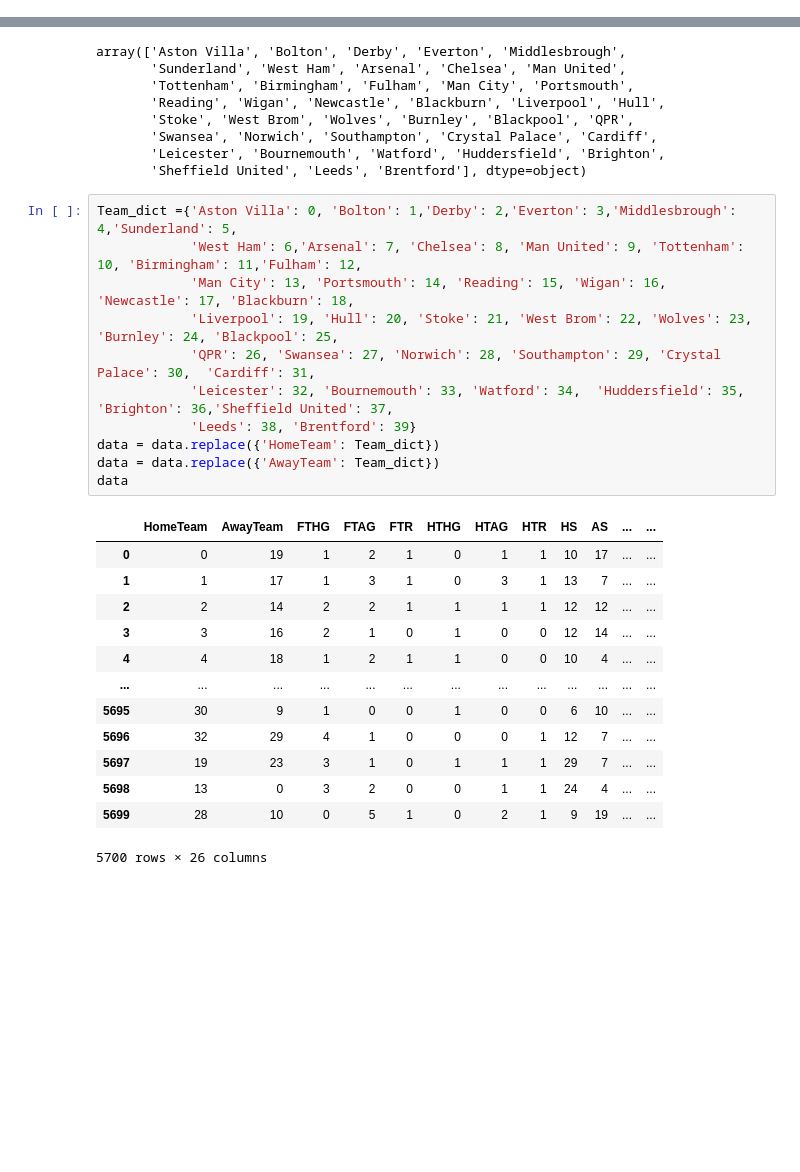
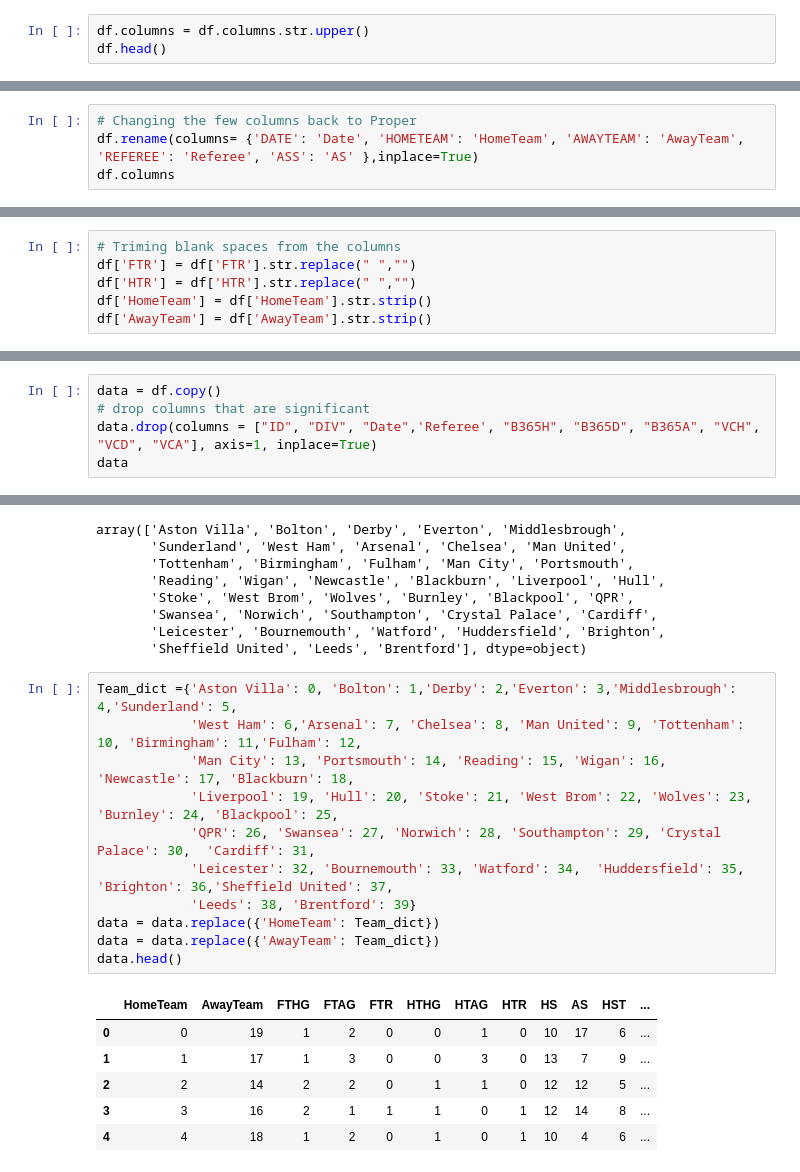
Before and after one commit to mattstreet16/Final-Project, a Jupyter notebook: Danny/Machine_Learning.ipynb, the cells around one changed output, grey strips where cells are left out. Cells and saved outputs as stored; diff of their text form; blank space fills up the shorter version.

```diff
--- a/Danny/Machine_Learning.ipynb
+++ b/Danny/Machine_Learning.ipynb
@@ -97,0 +65,3 @@ array([[<AxesSubplot:xlabel='FTHG', ylabel='FTHG'>,
+# %%
+df.columns = df.columns.str.upper()
+df.head()
@@ -97,0 +76,4 @@ array([[<AxesSubplot:xlabel='FTHG', ylabel='FTHG'>,
+# %%
+# Changing the few columns back to Proper
+df.rename(columns= {'DATE': 'Date', 'HOMETEAM': 'HomeTeam', 'AWAYTEAM': 'AwayTeam', 'REFEREE': 'Referee', 'ASS': 'AS' },inplace=True)
+df.columns
@@ -97,0 +86,6 @@ array([[<AxesSubplot:xlabel='FTHG', ylabel='FTHG'>,
+# %%
+# Triming blank spaces from the columns
+df['FTR'] = df['FTR'].str.replace(" ","")
+df['HTR'] = df['HTR'].str.replace(" ","")
+df['HomeTeam'] = df['HomeTeam'].str.strip()
+df['AwayTeam'] = df['AwayTeam'].str.strip()
@@ -176,0 +178,5 @@ data
+# %%
+data = df.copy()
+# drop columns that are significant
+data.drop(columns = ["ID", "DIV", "Date",'Referee', "B365H", "B365D", "B365A", "VCH", "VCD", "VCA"], axis=1, inplace=True)
+data
@@ -188,28 +208,21 @@ array(['Aston Villa', 'Bolton', 'Derby', 'Everton', 'Middlesbrough',
 # %%
 Team_dict ={'Aston Villa': 0, 'Bolton': 1,'Derby': 2,'Everton': 3,'Middlesbrough': 4,'Sunderland': 5,
             'West Ham': 6,'Arsenal': 7, 'Chelsea': 8, 'Man United': 9, 'Tottenham': 10, 'Birmingham': 11,'Fulham': 12,
             'Man City': 13, 'Portsmouth': 14, 'Reading': 15, 'Wigan': 16, 'Newcastle': 17, 'Blackburn': 18,
             'Liverpool': 19, 'Hull': 20, 'Stoke': 21, 'West Brom': 22, 'Wolves': 23, 'Burnley': 24, 'Blackpool': 25,
             'QPR': 26, 'Swansea': 27, 'Norwich': 28, 'Southampton': 29, 'Crystal Palace': 30,  'Cardiff': 31,
             'Leicester': 32, 'Bournemouth': 33, 'Watford': 34,  'Huddersfield': 35, 'Brighton': 36,'Sheffield United': 37,
             'Leeds': 38, 'Brentford': 39}
 data = data.replace({'HomeTeam': Team_dict})
 data = data.replace({'AwayTeam': Team_dict})
-data
+data.head()
 # %% [output]
-|  | HomeTeam | AwayTeam | FTHG | FTAG | FTR | HTHG | HTAG | HTR | HS | AS | ... | ... |
-| 0 | 0 | 19 | 1 | 2 | 1 | 0 | 1 | 1 | 10 | 17 | ... | ... |
-| 1 | 1 | 17 | 1 | 3 | 1 | 0 | 3 | 1 | 13 | 7 | ... | ... |
-| 2 | 2 | 14 | 2 | 2 | 1 | 1 | 1 | 1 | 12 | 12 | ... | ... |
-| 3 | 3 | 16 | 2 | 1 | 0 | 1 | 0 | 0 | 12 | 14 | ... | ... |
-| 4 | 4 | 18 | 1 | 2 | 1 | 1 | 0 | 0 | 10 | 4 | ... | ... |
-| ... | ... | ... | ... | ... | ... | ... | ... | ... | ... | ... | ... | ... |
-| 5695 | 30 | 9 | 1 | 0 | 0 | 1 | 0 | 0 | 6 | 10 | ... | ... |
-| 5696 | 32 | 29 | 4 | 1 | 0 | 0 | 0 | 1 | 12 | 7 | ... | ... |
-| 5697 | 19 | 23 | 3 | 1 | 0 | 1 | 1 | 1 | 29 | 7 | ... | ... |
-| 5698 | 13 | 0 | 3 | 2 | 0 | 0 | 1 | 1 | 24 | 4 | ... | ... |
-| 5699 | 28 | 10 | 0 | 5 | 1 | 0 | 2 | 1 | 9 | 19 | ... | ... |
+|  | HomeTeam | AwayTeam | FTHG | FTAG | FTR | HTHG | HTAG | HTR | HS | AS | HST | ... |
+| 0 | 0 | 19 | 1 | 2 | 0 | 0 | 1 | 0 | 10 | 17 | 6 | ... |
+| 1 | 1 | 17 | 1 | 3 | 0 | 0 | 3 | 0 | 13 | 7 | 9 | ... |
+| 2 | 2 | 14 | 2 | 2 | 0 | 1 | 1 | 0 | 12 | 12 | 5 | ... |
+| 3 | 3 | 16 | 2 | 1 | 1 | 1 | 0 | 1 | 12 | 14 | 8 | ... |
+| 4 | 4 | 18 | 1 | 2 | 0 | 1 | 0 | 1 | 10 | 4 | 6 | ... |
-5700 rows × 26 columns
 # %%
 pd.set_option('display.max_columns', None)
 data.dtypes
```
Also changed, not shown: parts of 51 cells of this notebook, 3 other files.
